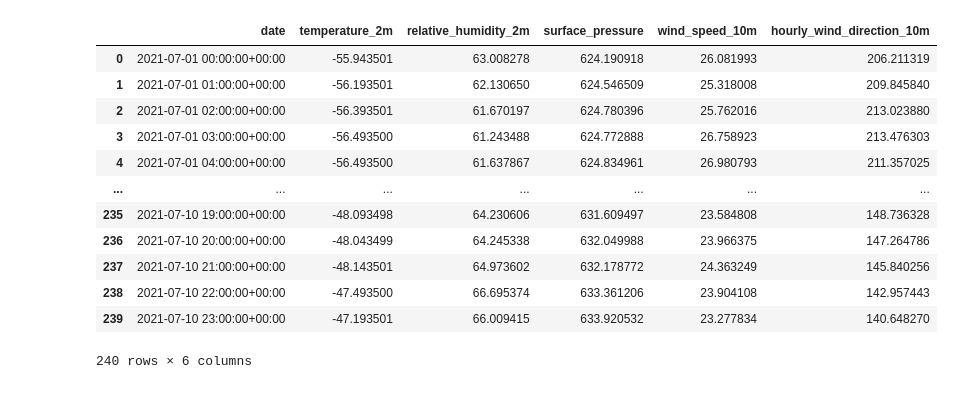
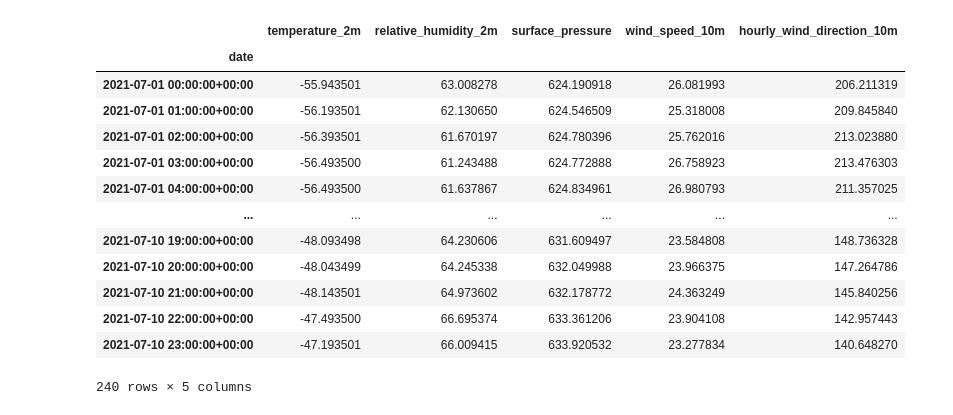
Before and after one commit to Felecort/MeteoFill, a Jupyter notebook: notebooks/weather_api._calls.ipynb, the cells around one changed output. Cells and saved outputs as stored; diff of their text form; code cells hidden in the pictures.

```diff
--- a/notebooks/weather_api._calls.ipynb
+++ b/notebooks/weather_api._calls.ipynb
@@ -37,46 +47,48 @@ responses = openmeteo.weather_api(url, params=params)
 # Process first location. Add a for-loop for multiple locations or weather models
 response = responses[0]
 # print(f"Coordinates {response.Latitude()}°N {response.Longitude()}°E")
 # print(f"Elevation {response.Elevation()} m asl")
 # print(f"Timezone {response.Timezone()} {response.TimezoneAbbreviation()}")
 # print(f"Timezone difference to GMT+0 {response.UtcOffsetSeconds()} s")
 
 hourly = response.Hourly()
 hourly_data = {"date": pd.date_range(
 	start = pd.to_datetime(hourly.Time(), unit = "s", utc = True),
 	end = pd.to_datetime(hourly.TimeEnd(), unit = "s", utc = True),
 	freq = pd.Timedelta(seconds = hourly.Interval()),
 	inclusive = "left"
 )}
 # Process hourly data. The order of variables needs to be the same as requested.
 hourly_temperature_2m = hourly.Variables(0).ValuesAsNumpy()
 hourly_relative_humidity_2m = hourly.Variables(1).ValuesAsNumpy()
 hourly_surface_pressure = hourly.Variables(2).ValuesAsNumpy()
 hourly_wind_speed_10m = hourly.Variables(3).ValuesAsNumpy()
 hourly_wind_direction_10m = hourly.Variables(4).ValuesAsNumpy()
 
 hourly_data["temperature_2m"] = hourly_temperature_2m
 hourly_data["relative_humidity_2m"] = hourly_relative_humidity_2m
 hourly_data["surface_pressure"] = hourly_surface_pressure
 hourly_data["wind_speed_10m"] = hourly_wind_speed_10m
 hourly_data["hourly_wind_direction_10m"] = hourly_wind_direction_10m
 
 hourly_dataframe = pd.DataFrame(data = hourly_data)
+hourly_dataframe.set_index("date", drop=True, inplace=True)
 hourly_dataframe
 # %% [output]
-|  | date | temperature_2m | relative_humidity_2m | surface_pressure | wind_speed_10m | hourly_wind_direction_10m |
-| 0 | 2021-07-01 00:00:00+00:00 | -55.943501 | 63.008278 | 624.190918 | 26.081993 | 206.211319 |
-| 1 | 2021-07-01 01:00:00+00:00 | -56.193501 | 62.130650 | 624.546509 | 25.318008 | 209.845840 |
-| 2 | 2021-07-01 02:00:00+00:00 | -56.393501 | 61.670197 | 624.780396 | 25.762016 | 213.023880 |
-| 3 | 2021-07-01 03:00:00+00:00 | -56.493500 | 61.243488 | 624.772888 | 26.758923 | 213.476303 |
-| 4 | 2021-07-01 04:00:00+00:00 | -56.493500 | 61.637867 | 624.834961 | 26.980793 | 211.357025 |
-| ... | ... | ... | ... | ... | ... | ... |
-| 235 | 2021-07-10 19:00:00+00:00 | -48.093498 | 64.230606 | 631.609497 | 23.584808 | 148.736328 |
-| 236 | 2021-07-10 20:00:00+00:00 | -48.043499 | 64.245338 | 632.049988 | 23.966375 | 147.264786 |
-| 237 | 2021-07-10 21:00:00+00:00 | -48.143501 | 64.973602 | 632.178772 | 24.363249 | 145.840256 |
-| 238 | 2021-07-10 22:00:00+00:00 | -47.493500 | 66.695374 | 633.361206 | 23.904108 | 142.957443 |
-| 239 | 2021-07-10 23:00:00+00:00 | -47.193501 | 66.009415 | 633.920532 | 23.277834 | 140.648270 |
+|  | temperature_2m | relative_humidity_2m | surface_pressure | wind_speed_10m | hourly_wind_direction_10m |
+| date |  |  |  |  |  |
+| 2021-07-01 00:00:00+00:00 | -55.943501 | 63.008278 | 624.190918 | 26.081993 | 206.211319 |
+| 2021-07-01 01:00:00+00:00 | -56.193501 | 62.130650 | 624.546509 | 25.318008 | 209.845840 |
+| 2021-07-01 02:00:00+00:00 | -56.393501 | 61.670197 | 624.780396 | 25.762016 | 213.023880 |
+| 2021-07-01 03:00:00+00:00 | -56.493500 | 61.243488 | 624.772888 | 26.758923 | 213.476303 |
+| 2021-07-01 04:00:00+00:00 | -56.493500 | 61.637867 | 624.834961 | 26.980793 | 211.357025 |
+| ... | ... | ... | ... | ... | ... |
+| 2021-07-10 19:00:00+00:00 | -48.093498 | 64.230606 | 631.609497 | 23.584808 | 148.736328 |
+| 2021-07-10 20:00:00+00:00 | -48.043499 | 64.245338 | 632.049988 | 23.966375 | 147.264786 |
+| 2021-07-10 21:00:00+00:00 | -48.143501 | 64.973602 | 632.178772 | 24.363249 | 145.840256 |
+| 2021-07-10 22:00:00+00:00 | -47.493500 | 66.695374 | 633.361206 | 23.904108 | 142.957443 |
+| 2021-07-10 23:00:00+00:00 | -47.193501 | 66.009415 | 633.920532 | 23.277834 | 140.648270 |
-240 rows × 6 columns
+240 rows × 5 columns
 # %%
 import seaborn as sns
 sns.set_theme()
```
Also changed, not shown: parts of 3 cells of this notebook.
